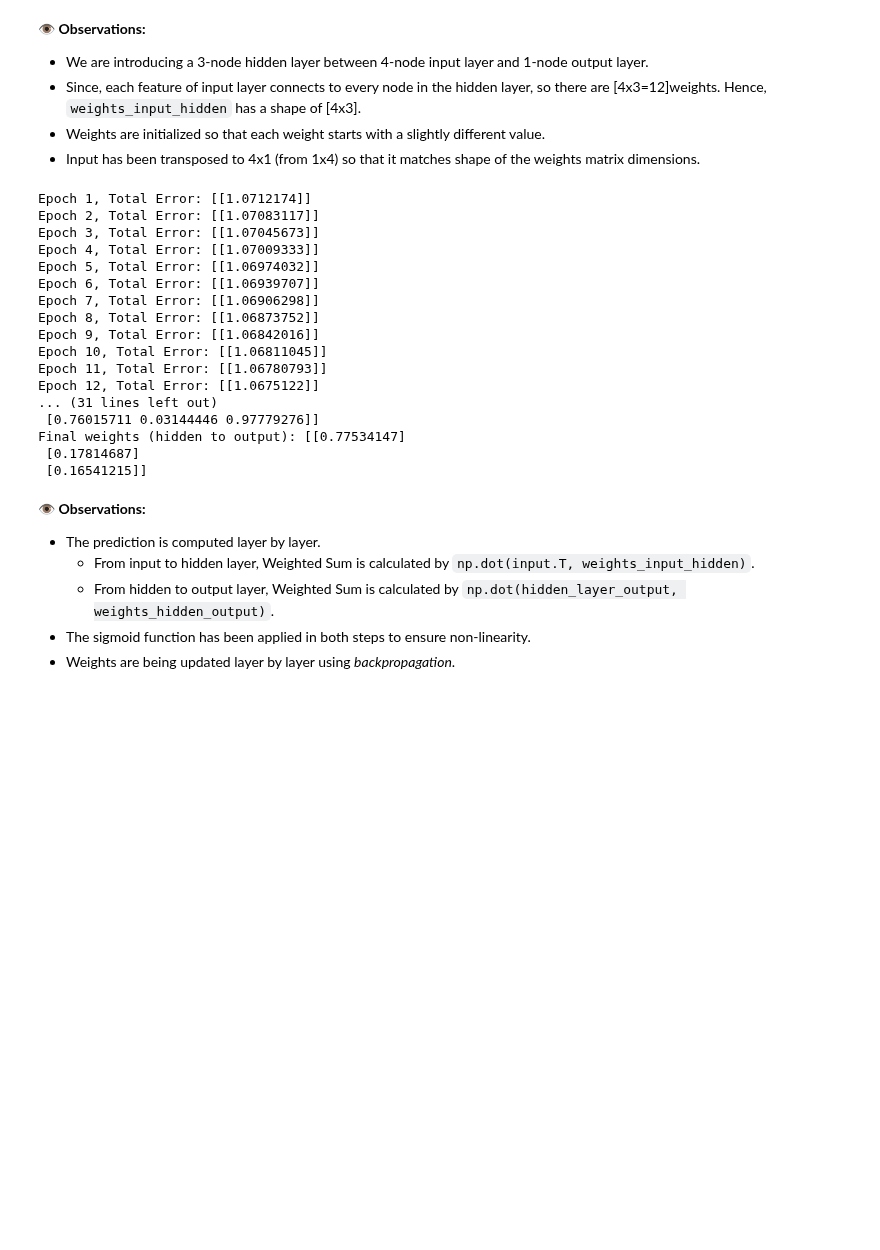
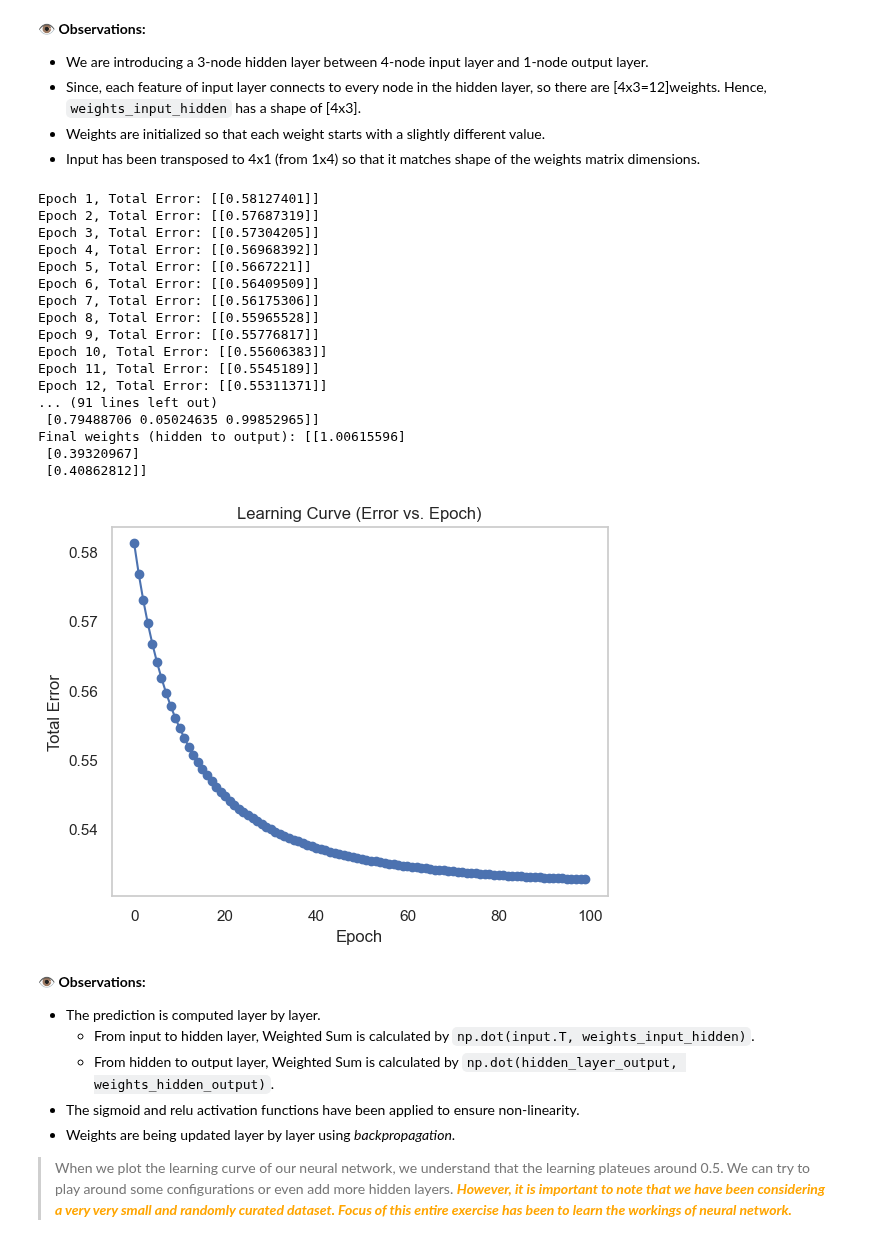
Before and after one commit to reeshabh90/Neural_Network_Scratch, a Jupyter notebook: simple_neural_network.ipynb, the cells around one changed output. Saved outputs shown, nothing was run; the diff lists cells and outputs as text; code cells hidden in the pictures; blank space fills up the shorter version.

Commit message:
Activation and hidden layer

```diff
--- a/simple_neural_network.ipynb
+++ b/simple_neural_network.ipynb
@@ -1109,7 +1111,7 @@ weights_hidden_output = np.random.rand(3, 1)  # 3 hidden nodes -> 1 output
 print(weights_hidden_output)
 # Hyperparameters
 alpha = 0.1 #learning rate
-epochs = 40 #iterations
+epochs = 100 #iterations
 # %% [output]
 [[0.37454012 0.95071431 0.73199394]
  [0.59865848 0.15601864 0.15599452]
@@ -1125,62 +1127,84 @@ epochs = 40 #iterations
 - Since, each feature of input layer connects to every node in the hidden layer, so there are [4x3=12]weights. Hence, `weights_input_hidden` has a shape of [4x3].
 - Weights are initialized so that each weight starts with a slightly different value.
 - Input has been transposed to 4x1 (from 1x4) so that it matches shape of the weights matrix dimensions.
+# %%
+# Relu Activation function
+def relu(x):
+    return np.maximum(0, x)
+
+def relu_derivative(x):
+    return np.where(x > 0, 1, 0)
 # %%
+# Track errors for plotting
+errors = []
 # Training loop
 for epoch in range(epochs):
     total_error = 0
     for i in range(len(normalized_input)):
         input = normalized_input[i].reshape(-1, 1)  # Column vector
         target = adult_vs_child[i]
 
         # Forward pass
         hidden_layer_input = np.dot(input.T, weights_input_hidden)  # Input to hidden layer
-        hidden_layer_output = sigmoid(hidden_layer_input)  # Apply activation function
+        hidden_layer_output = relu(hidden_layer_input)  # Apply relu activation function
 
         final_layer_input = np.dot(hidden_layer_output, weights_hidden_output)  # Hidden to output layer
-        prediction = sigmoid(final_layer_input)  # Apply activation function
+        prediction = sigmoid(final_layer_input)  # Apply sigmoid activation function
 
         # Error calculation
         error = (target - prediction) ** 2
         total_error += error
 
         # Backpropagation
         # Output layer delta
-        delta_output = (target - prediction) * sigmoid_derivative(prediction)
+        delta_output = (target - prediction) * sigmoid_derivative(prediction) #Apply sigmoid derivative
 
         # Hidden layer delta
-        delta_hidden = delta_output.dot(weights_hidden_output.T) * sigmoid_derivative(hidden_layer_output)
+        delta_hidden = delta_output.dot(weights_hidden_output.T) * relu_derivative(hidden_layer_output) #Apply relu derivative
 
         # Update weights
         weights_hidden_output += alpha * hidden_layer_output.T.dot(delta_output)
         weights_input_hidden += alpha * input.dot(delta_hidden)
 
     print(f"Epoch {epoch + 1}, Total Error: {total_error}")
+    # Store total error for the epoch
+    errors.append(total_error.sum())
 
 print("Final weights (input to hidden):", weights_input_hidden)
 print("Final weights (hidden to output):", weights_hidden_output)
+# Plot the learning curve
+plt.plot(range(epochs), errors, marker='o', linestyle='-')
+plt.xlabel("Epoch")
+plt.ylabel("Total Error")
+plt.title("Learning Curve (Error vs. Epoch)")
+plt.grid()
+plt.show()
 # %% [output]
-Epoch 1, Total Error: [[1.0712174]]
-Epoch 2, Total Error: [[1.07083117]]
-Epoch 3, Total Error: [[1.07045673]]
-Epoch 4, Total Error: [[1.07009333]]
-Epoch 5, Total Error: [[1.06974032]]
-Epoch 6, Total Error: [[1.06939707]]
-Epoch 7, Total Error: [[1.06906298]]
-Epoch 8, Total Error: [[1.06873752]]
-Epoch 9, Total Error: [[1.06842016]]
-Epoch 10, Total Error: [[1.06811045]]
-Epoch 11, Total Error: [[1.06780793]]
-Epoch 12, Total Error: [[1.0675122]]
-... (31 lines left out)
- [0.76015711 0.03144446 0.97779276]]
-Final weights (hidden to output): [[0.77534147]
- [0.17814687]
- [0.16541215]]
+Epoch 1, Total Error: [[0.58127401]]
+Epoch 2, Total Error: [[0.57687319]]
+Epoch 3, Total Error: [[0.57304205]]
+Epoch 4, Total Error: [[0.56968392]]
+Epoch 5, Total Error: [[0.5667221]]
+Epoch 6, Total Error: [[0.56409509]]
+Epoch 7, Total Error: [[0.56175306]]
+Epoch 8, Total Error: [[0.55965528]]
+Epoch 9, Total Error: [[0.55776817]]
+Epoch 10, Total Error: [[0.55606383]]
+Epoch 11, Total Error: [[0.5545189]]
+Epoch 12, Total Error: [[0.55311371]]
+... (91 lines left out)
+ [0.79488706 0.05024635 0.99852965]]
+Final weights (hidden to output): [[1.00615596]
+ [0.39320967]
+ [0.40862812]]
+[figure, added]
 # %% [markdown]
 👁️ **Observations:**
 - The prediction is computed layer by layer.
     - From input to hidden layer, Weighted Sum is calculated by `np.dot(input.T, weights_input_hidden)`.
     - From hidden to output layer, Weighted Sum is calculated by `np.dot(hidden_layer_output, weights_hidden_output)`.
-- The sigmoid function has been applied in both steps to ensure non-linearity.
+- The sigmoid and relu activation functions have been applied to ensure non-linearity.
 - Weights are being updated layer by layer using _backpropagation_.
+
+
+> When we plot the learning curve of our neural network, we understand that the learning plateues around 0.5. We can try to play around some configurations or even add more hidden layers. <b style="color: orange;">_However, it is important to note that we have been considering a very very small and randomly curated dataset. Focus of this entire exercise has been to learn the workings of neural network._</b>
```
Also changed, not shown: parts of 3 cells of this notebook, 2 other files.
